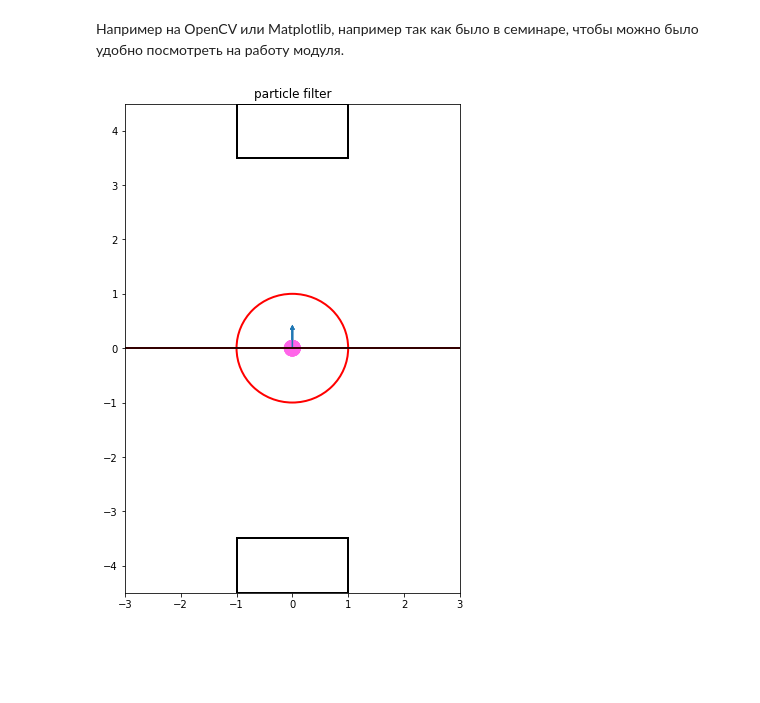
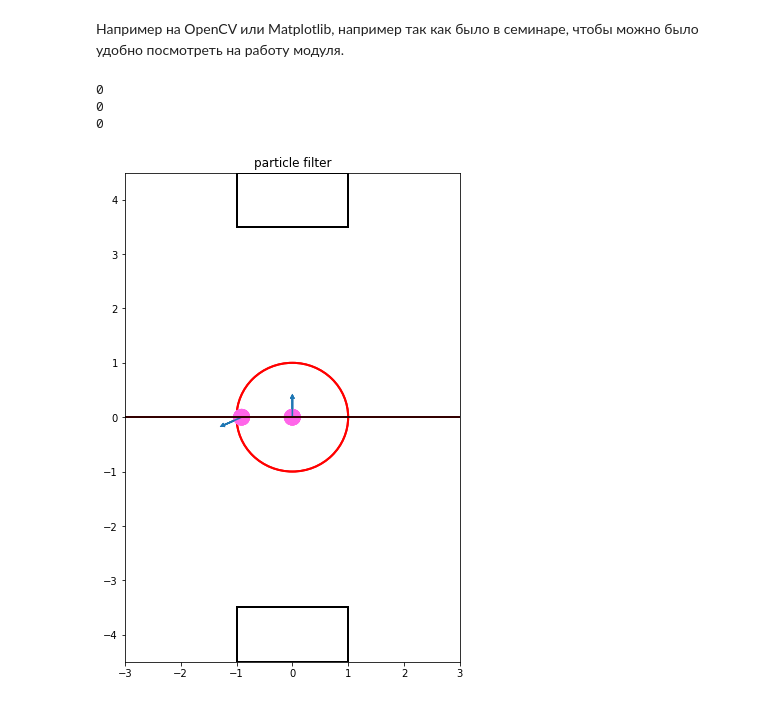
Before and after one commit to haminhtien99/cvr_course, a Jupyter notebook: notebooks/localization_hw8.ipynb, the cells around one changed output. Cells and saved outputs as stored; diff of their text form; code cells hidden in the pictures; blank space fills up the shorter version.

```diff
--- a/notebooks/localization_hw8.ipynb
+++ b/notebooks/localization_hw8.ipynb
@@ -31,3 +31,20 @@ observations = {"yellow_posts":[[4.45, -0.99],[4.49, 1.09]], "blue_posts":[]}
 shift = {'shift_x':0.0, 'shift_y':0.01, 'shift_angle':-0.4}
 # %% [markdown]
 ### 1) Реализовать локализацию триангуляцией (3 балл)
+# %%
+class Robot:
+  def __init__(self, x=0, y =0, yaw=0):
+    self.x = x
+    self.y = y
+    self.yaw = yaw
+  def set_coord(self, x, y, yaw):
+    self.x = float(x)
+    self.y = float(y)
+    self.yaw = float(yaw)
+  def move(self, x,y,yaw):
+    orientation = self.yaw + float(-yaw)
+    if orientation < 0:
+      orientation += math.pi *2
+    self.yaw =  orientation % (math.pi *2)
+    self.x += x*math.cos(self.yaw)
+    self.y += y*math.sin(self.yaw)
@@ -89,11 +147,11 @@ parfield = {
 import math
 import matplotlib.pylab as plt
 field = Field(parfield)
-def visualization(robot, apr = True, factor = 7):
+def visualization(robot, pr, factor = 7):
   plt.figure("robot ", figsize=(field.w_width, field.w_length))
   plt.title('particle filter')
 
-  grid = [-field.w_width/2.0, field.w_width/2.0, -field.w_length/2.0, field.w_length/2.0]
+  grid = [-field.w_width/2, field.w_width/2, -field.w_length/2, field.w_length/2]
   ax = plt.axis(grid)
   for el in field.field:
     if el == 'circles':
@@ -108,7 +166,7 @@ def visualization(robot, apr = True, factor = 7):
       for rectangle in field.field['rectangles']:
         rect = plt.Rectangle(rectangle[0], rectangle[1],rectangle[2], linewidth = 2, linestyle = '-', fill = False)
         plt.gca().add_patch(rect)
-    if apr != False:
+    if pr != False:
       circle = plt.Circle((robot.y, robot.x), 1./factor, facecolor='#FF66E9', edgecolor='#FF66E9')
       plt.gca().add_patch(circle)
 
@@ -132,4 +184,13 @@ class Robot:
-# %%
-visualization(Robot(0.0,0.0,0.0))
-# %% [output]
-[figure, removed]
+# %%
+r = Robot()
+print(r.x)
+print(r.y)
+print(r.yaw)
+visualization(r, True,7)
+r.move(0,1,2)
+visualization(r, True,7)
+# %% [output]
+0
+0
+0
+[figure, added]
```
Also changed, not shown: parts of 7 cells of this notebook.
